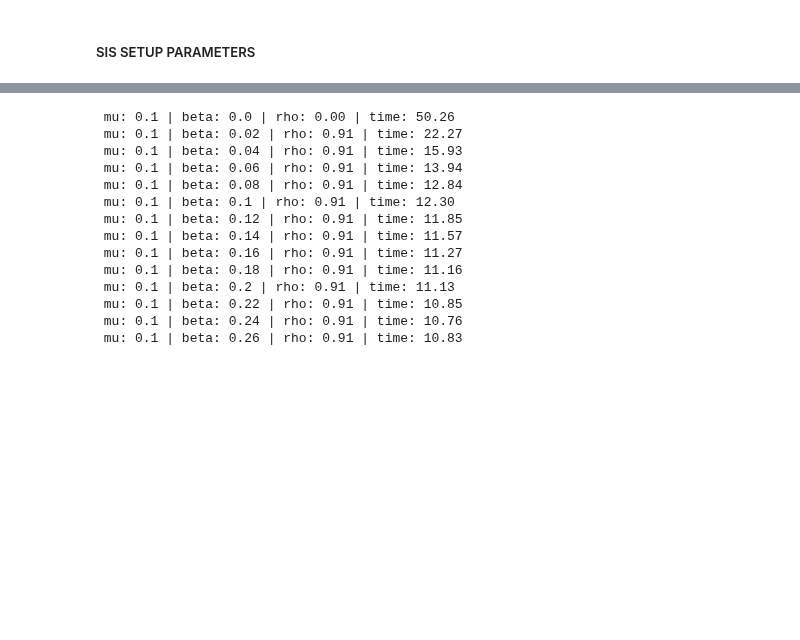
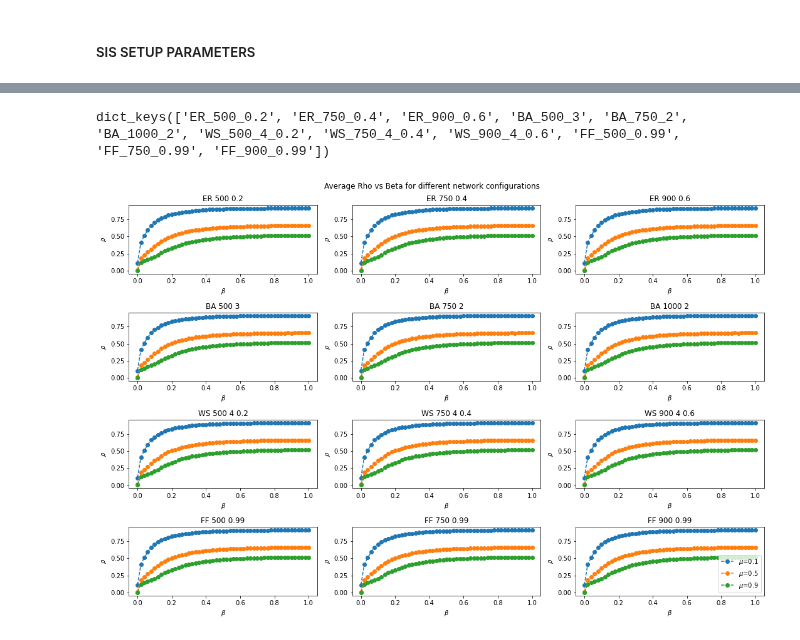
Before and after one commit to EjbejaranosAI/Complex_Networks, a Jupyter notebook: 4_Epidemic_Spreading/Final_version/SIS.ipynb, the cells around one changed output, grey strips where cells are left out. Cells and saved outputs as stored; diff of their text form; code cells hidden in the pictures; blank space fills up the shorter version.

```diff
--- a/4_Epidemic_Spreading/Final_version/SIS.ipynb
+++ b/4_Epidemic_Spreading/Final_version/SIS.ipynb
@@ -384,17 +258,0 @@ def MC_SIS(mu_beta_comb:list,n_reps:int,params):
-# %%
-res=MC_SIS(combs, 50, SIS_CONFIG)
-# %% [output]
- mu: 0.1 | beta: 0.0 | rho: 0.00 | time: 50.26
- mu: 0.1 | beta: 0.02 | rho: 0.91 | time: 22.27
- mu: 0.1 | beta: 0.04 | rho: 0.91 | time: 15.93
- mu: 0.1 | beta: 0.06 | rho: 0.91 | time: 13.94
- mu: 0.1 | beta: 0.08 | rho: 0.91 | time: 12.84
- mu: 0.1 | beta: 0.1 | rho: 0.91 | time: 12.30
- mu: 0.1 | beta: 0.12 | rho: 0.91 | time: 11.85
- mu: 0.1 | beta: 0.14 | rho: 0.91 | time: 11.57
- mu: 0.1 | beta: 0.16 | rho: 0.91 | time: 11.27
- mu: 0.1 | beta: 0.18 | rho: 0.91 | time: 11.16
- mu: 0.1 | beta: 0.2 | rho: 0.91 | time: 11.13
- mu: 0.1 | beta: 0.22 | rho: 0.91 | time: 10.85
- mu: 0.1 | beta: 0.24 | rho: 0.91 | time: 10.76
- mu: 0.1 | beta: 0.26 | rho: 0.91 | time: 10.83
@@ -428,0 +280,54 @@ def MC_SIS_parallel(mu_beta_comb:list,n_reps:int):
+# %%
+# ## look at the keysof the dictionary
+print(results.keys()) ## these should match the networks & have each mu as a key
+# %% [output]
+dict_keys(['ER_500_0.2', 'ER_750_0.4', 'ER_900_0.6', 'BA_500_3', 'BA_750_2', 'BA_1000_2', 'WS_500_4_0.2', 'WS_750_4_0.4', 'WS_900_4_0.6', 'FF_500_0.99', 'FF_750_0.99', 'FF_900_0.99'])
+# %%
+## PLOTTING
+
+## guardar todos los resultados
+FILE_NAME = './out/all_graph_results.pickle'
+with open(FILE_NAME, 'rb') as file: ## CARGAR DATOSDEL PICKLE CON TODOS LOS RESULTADOS
+    data = pickle.load(file)
+## sacando los datos
+res = []
+for graph in data.keys(): ## graphs
+    for m in data[graph].keys(): ## mu
+        ## get the beta
+        for beta in data[graph][m].keys():
+            rhos = data[graph][m][beta]
+            res.append((graph, m, beta, np.mean(rhos)))
+## math rho/beta symbol
+rho = r"$\rho$"
+beta = r"$\beta$"
+mu = r"$\mu$"
+
+### PLOTTING
+df = pd.DataFrame(res)
+df.columns = ['network','mu','beta','avg_rho']
+fig, axs = plt.subplots(nrows=4, ncols=3, figsize=(15,10))
+axs = axs.ravel()
+
+## for the first mu
+unique_mus = df['mu'].unique()
+unique_networks = df['network'].unique()
+for idx,network in enumerate(unique_networks):
+    tmp = df[df['network'] == network]
+    unique_mus = tmp['mu'].unique()
+    for m in unique_mus:
+        dff = tmp[tmp['mu']==m]
+        axs[idx].plot(dff['beta'],dff['avg_rho'],label=f"$\mu$={m}",linestyle='--',marker='o')
+        #axs[idx].set_title(f'{network}')
+        ## setting the title properly
+        new_title = network.replace('_',' ')
+        axs[idx].set_title(f"{new_title}")
+        #dff.groupby(['beta']).mean()['avg_rho'].plot(linestyle='--',marker='o',label=f"$\mu$={m}",ax=axs[idx])
+        axs[idx].set_ylabel(rho)
+        axs[idx].set_xlabel(beta)
+plt.suptitle("Average Rho vs Beta for different network configurations")
+plt.legend()
+plt.tight_layout()
+plt.savefig("./out/rho_vs_beta.png")
+plt.show()
+# %% [output]
+[figure, added]
```
Also changed, not shown: parts of 15 cells of this notebook, 49 other files.
